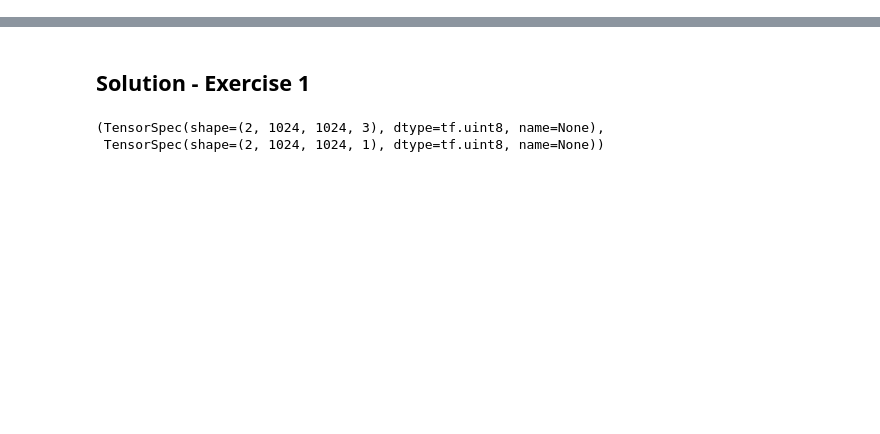
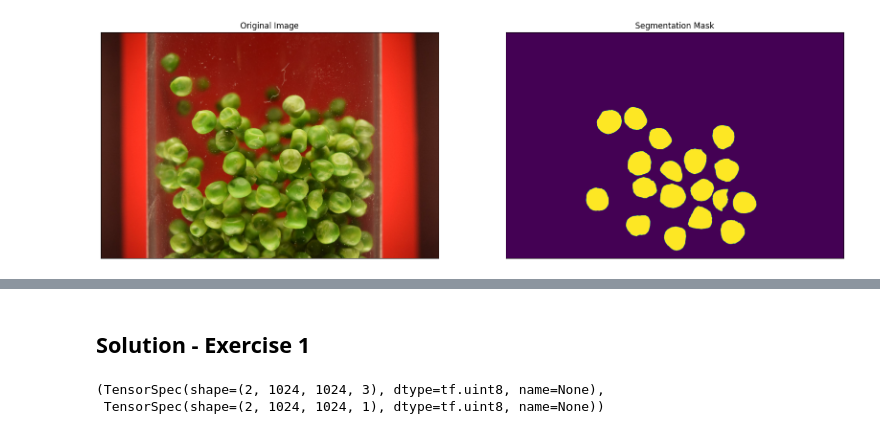
Before and after one commit to anthony-iheonye/image-mask_dataset_builder, a Jupyter notebook: practice_exercise.ipynb, the cells around one changed output, grey strips where cells are left out. Cells and saved outputs as stored; diff of their text form; code cells hidden in the pictures; blank space fills up the shorter version.

```diff
--- a/practice_exercise.ipynb
+++ b/practice_exercise.ipynb
@@ -59,0 +13,6 @@ By completing this exercise, you’ll have a **fully functional, scalable, and G
+# %%
+paths = ['sample_data/images/1.jpg', 'sample_data/masks/1.png']
+titles = ['Original Image', 'Segmentation Mask']
+load_show_images(image_paths=paths, channels=(3, 1), titles=titles)
+# %% [output]
+[figure, added]
```
Also changed, not shown: parts of 7 cells of this notebook, 1 other file.
